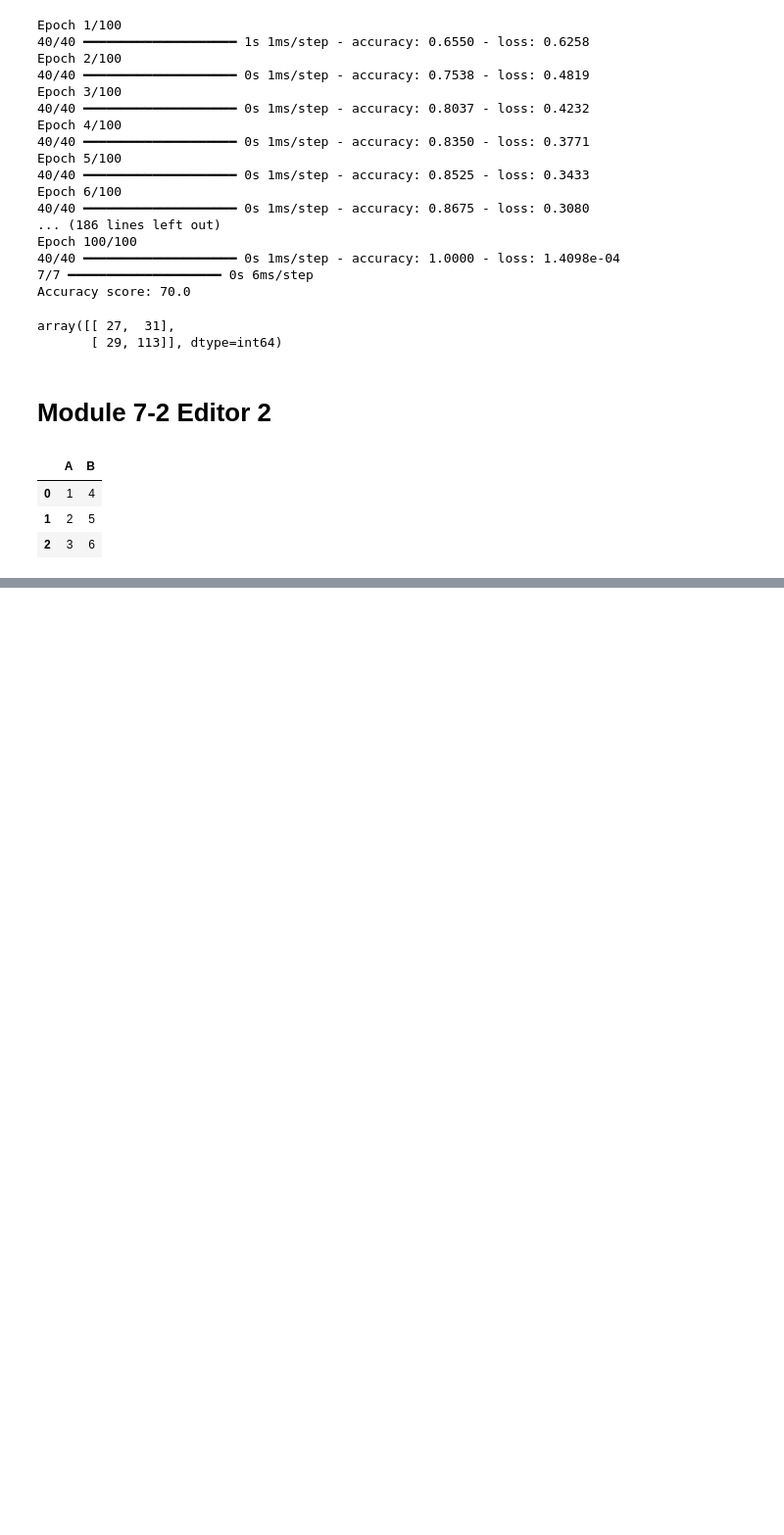
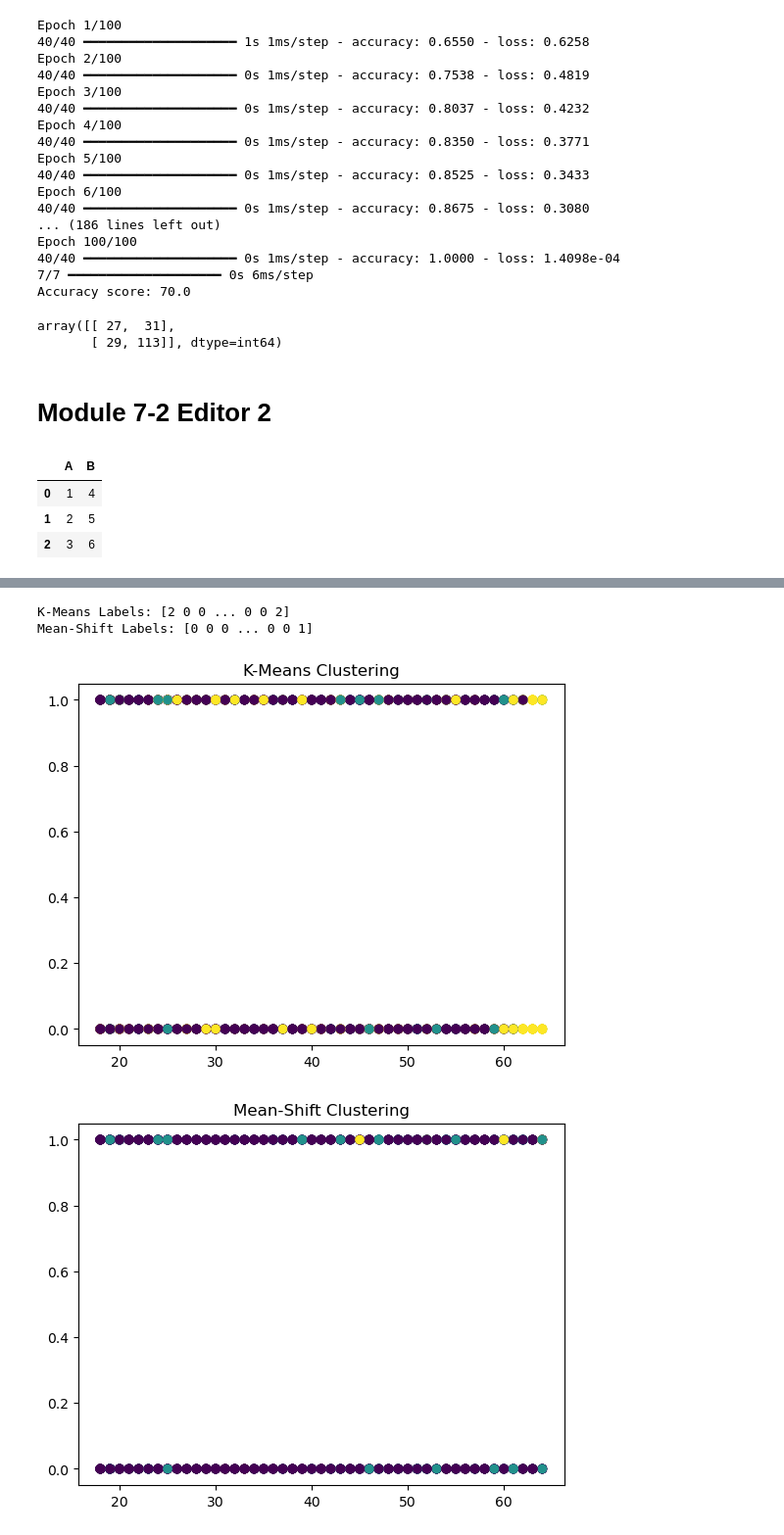
Before and after one commit to aminucf2002/RoboGardenAK, a Jupyter notebook: Module7-ANN/Module_7.ipynb, the cells around one changed output, grey strips where cells are left out. Shown at 98% size. Cells and saved outputs as stored; diff of their text form; code cells hidden in the pictures; blank space fills up the shorter version.

```diff
--- a/Module7-ANN/Module_7.ipynb
+++ b/Module7-ANN/Module_7.ipynb
@@ -136,0 +390,4 @@ main()
+# %%
+# feature engineering
+# add a new column called 'smoke_charge'column smoke*charge
+dataset['smoke_charge'] = dataset['smoke'] * dataset['charge']
@@ -136,0 +399,30 @@ main()
+# %%
+#apply k-means and mean-shift
+from sklearn.cluster import KMeans, MeanShift, estimate_bandwidth
+
+# Apply K-Means
+kmeans = KMeans(n_clusters=3, random_state=42)
+kmeans_labels = kmeans.fit_predict(dataset)
+
+# Apply Mean-Shift
+bandwidth = estimate_bandwidth(dataset, quantile=0.2, n_samples=500)
+meanshift = MeanShift(bandwidth=bandwidth, bin_seeding=True)
+meanshift_labels = meanshift.fit_predict(dataset)
+
+# results
+print("K-Means Labels:", kmeans_labels)
+print("Mean-Shift Labels:", meanshift_labels)
+
+# Visualize results
+plt.scatter(dataset.iloc[:, 0], dataset.iloc[:, 1], c=kmeans_labels, cmap='viridis')
+plt.title('K-Means Clustering')
+plt.show()
+
+plt.scatter(dataset.iloc[:, 0], dataset.iloc[:, 1], c=meanshift_labels, cmap='viridis')
+plt.title('Mean-Shift Clustering')
+plt.show()
+# %% [output]
+K-Means Labels: [2 0 0 ... 0 0 2]
+Mean-Shift Labels: [0 0 0 ... 0 0 1]
+[figure, added]
+[figure, added]
```
Also changed, not shown: parts of 10 cells of this notebook, 4 other files.
